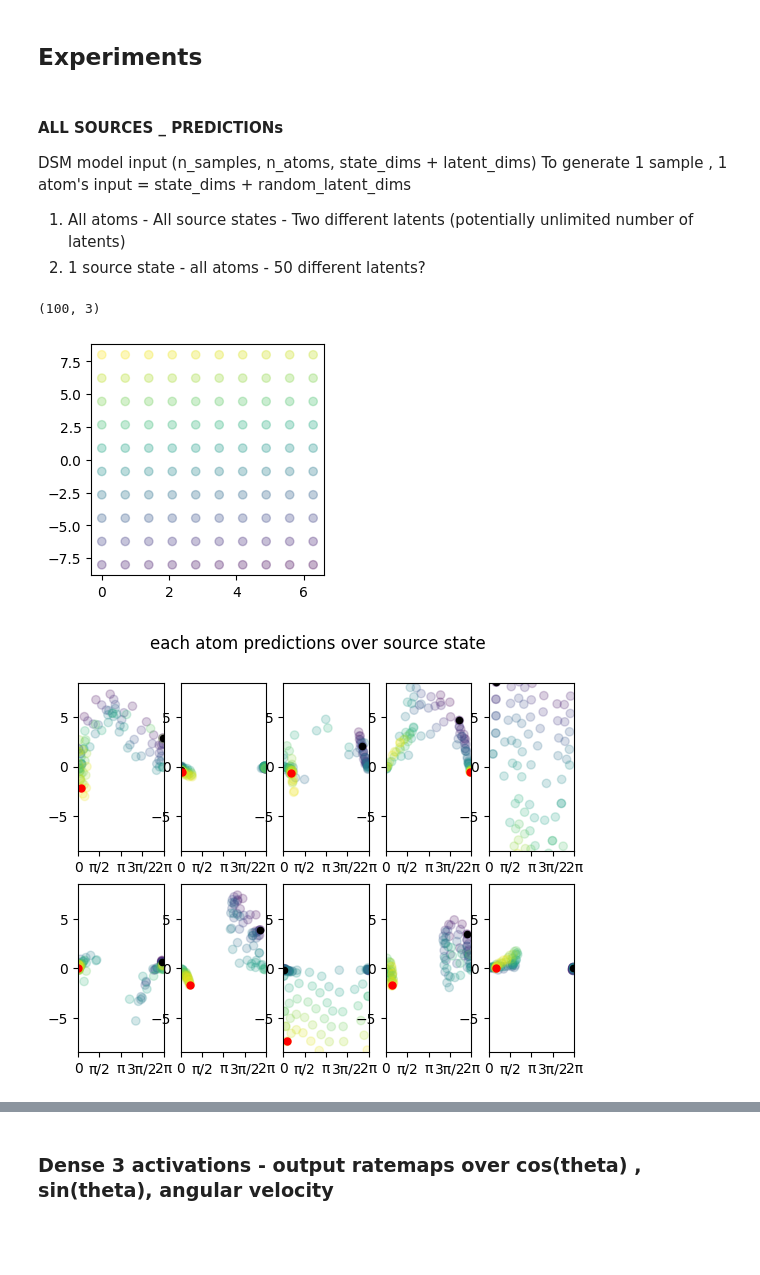
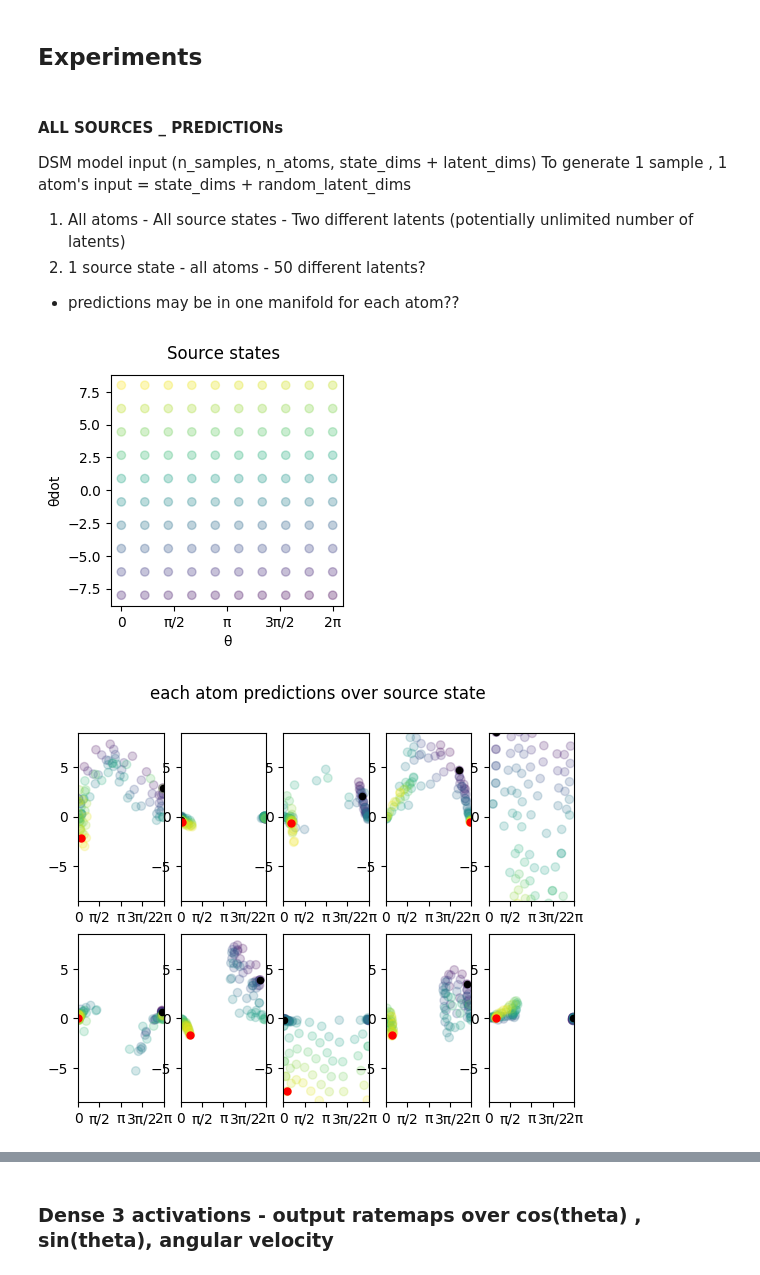
Before and after one commit to Sruthi-sk/dsm-hippocampus, a Jupyter notebook: notebooks/model_viz_pendulum.ipynb, the cells around one changed output, grey strips where cells are left out. Saved outputs shown, nothing was run; the diff lists cells and outputs as text; code cells hidden in the pictures; blank space fills up the shorter version.

```diff
--- a/notebooks/model_viz_pendulum.ipynb
+++ b/notebooks/model_viz_pendulum.ipynb
@@ -361,26 +325,31 @@ DSM model input (n_samples, n_atoms, state_dims + latent_dims)
 To generate 1 sample , 1 atom's input = state_dims + random_latent_dims
 1. All atoms - All source states - Two different latents (potentially unlimited number of latents)
 2. 1 source state - all atoms - 50 different latents?
+
+- predictions may be in one manifold for each atom??
 # %%
 sources_all, theta_all, thetadot_all = get_states(10) #get_condition_states()
 # %%
 # All atoms - For the same source state - Two different latents (potentially unlimited number of latents)
 fig, axs = plt.subplots(nrows=1, ncols=1, figsize=(3, 3))
 thetas = np.arctan2(sources_all[:, 1], sources_all[:, 0]) % (2 * np.pi)
 velocities = sources_all[:, -1]
 colors = range(len(thetas))  # Create a list of numbers from 0 to len(xs)-1
 reversed_map = plt.cm.get_cmap('viridis') .reversed()
 scatter = axs.scatter(thetas, velocities, alpha=0.3, c=colors, cmap=reversed_map)  # Use the numbers as colors
+axs.set_xticks([0, np.pi / 2, np.pi, 3 * np.pi / 2, 2 * np.pi], ["0", "π/2", "π", "3π/2", "2π"])
+axs.set_xlabel('θ')
+axs.set_ylabel('θdot')
+fig.suptitle('Source states')
 sources_all.shape
 latent_rng_seed = 0
 modelviz_pendulum_utils.plot_predictions_atoms(config, latent_rng_seed, state.generator, sources_all, atoms_sel = 'all',
                               title='each atom predictions over source state')
 latent_rng_seed = 2
 modelviz_pendulum_utils.plot_predictions_atoms(config, latent_rng_seed, state.generator, sources_all, atoms_sel = 'all',
                               title='each atom predictions over source state')
 # %% [output]
-(100, 3)
-[figure, old version]
+[figure, new version]
 [figure]
 [figure]
 # %%
```
Also changed, not shown: parts of 58 cells of this notebook.
